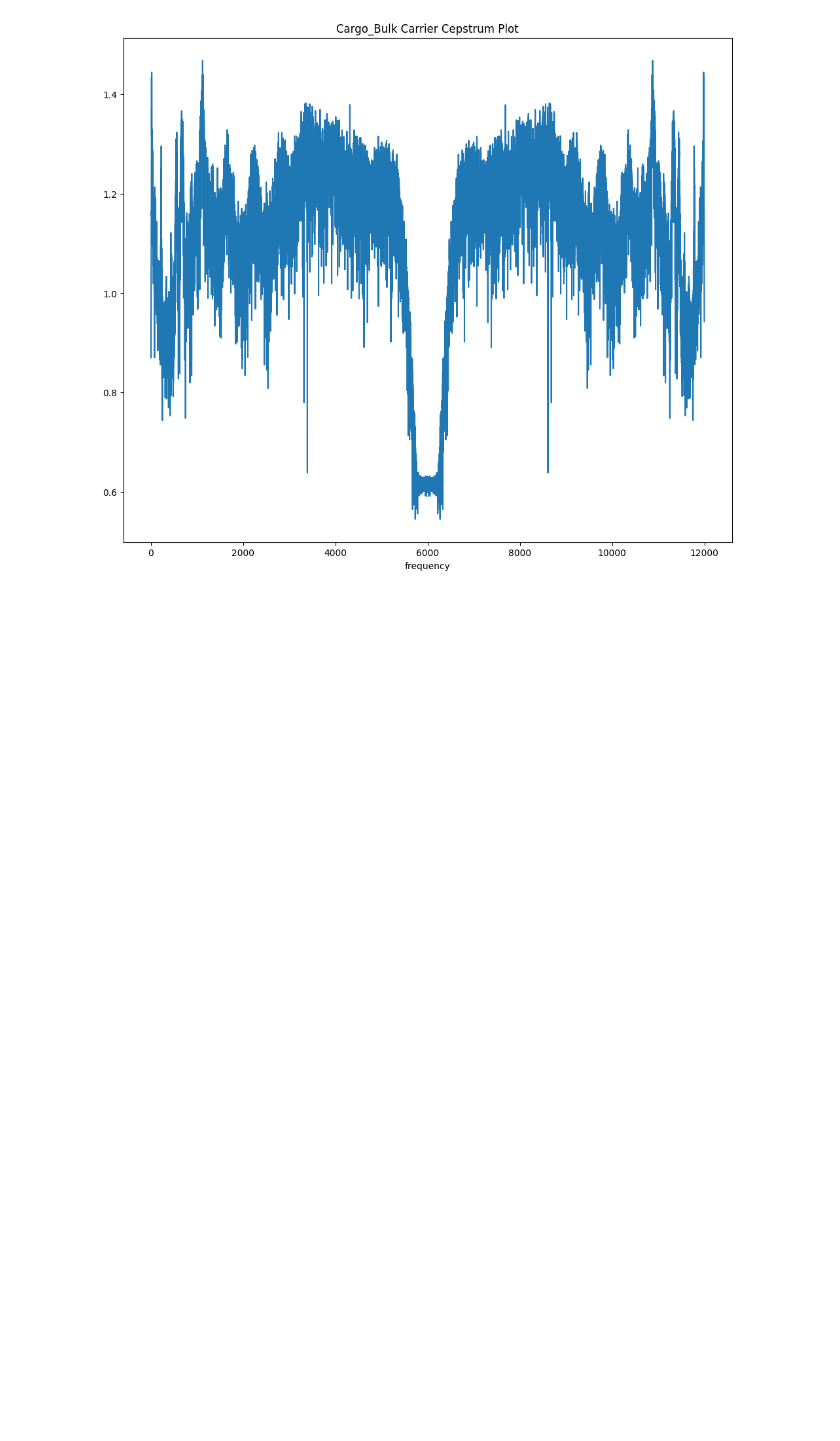
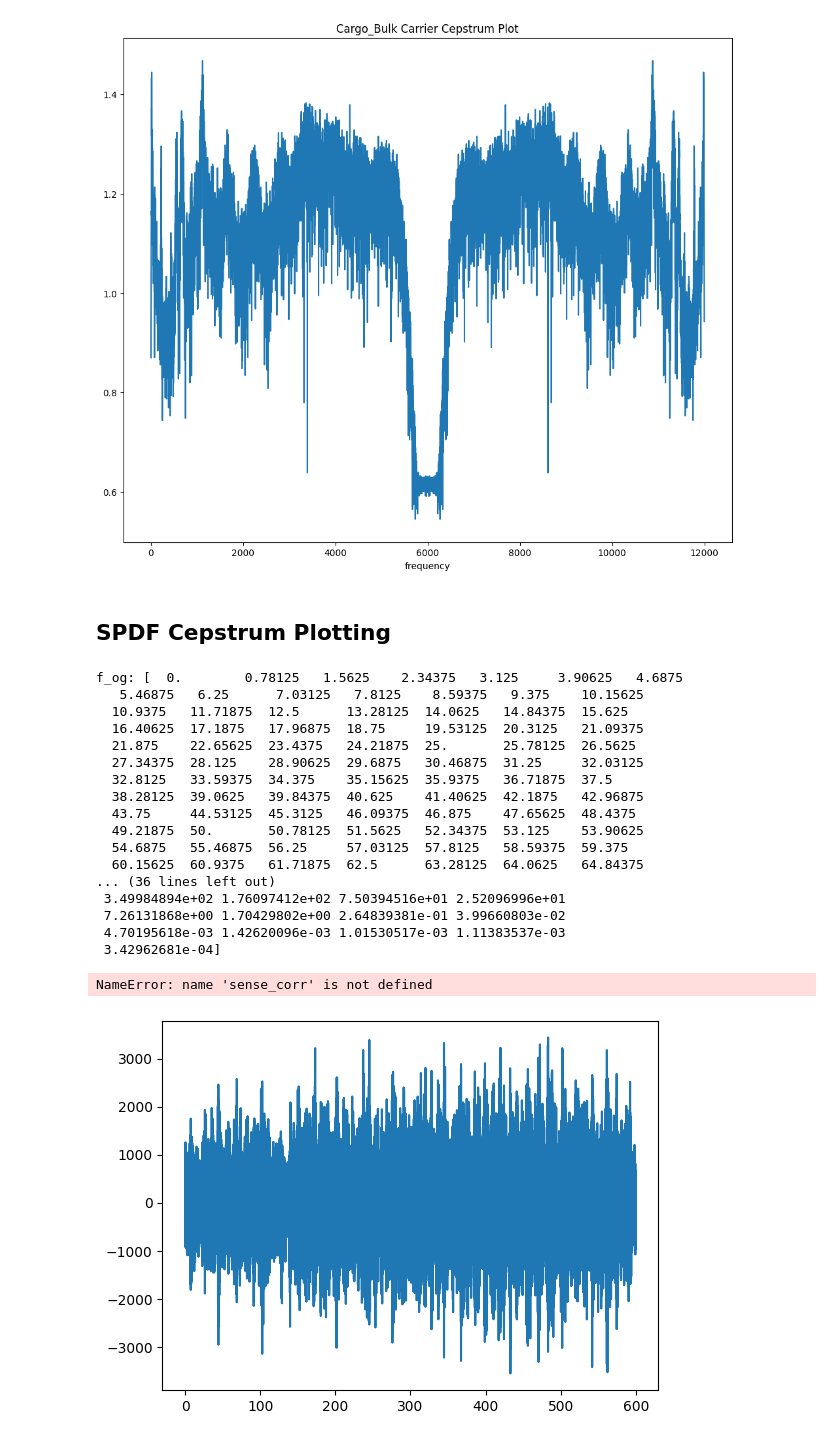
Before and after one commit to ainsleylaiuw/OcDa-Files, a Jupyter notebook: PSD_by_Type.ipynb, the cells around one changed output. Cells and saved outputs as stored; diff of their text form; code cells hidden in the pictures; blank space fills up the shorter version.

Commit message:
testing cepstrum, currently playing around w/ psd computations, need to incorporate cepstrum into it

```diff
--- a/PSD_by_Type.ipynb
+++ b/PSD_by_Type.ipynb
@@ -441,3 +418,54 @@ asdf = cepstrum_vesselType_instance(location='Axial_Base', csv_name='AB_isolated
 ('Tanker', 'Oil/Chemical Tanker')
 [figure]
 [figure]
+# %% [markdown]
+## SPDF Cepstrum Plotting
+# %%
+# just look at the psd/audio for now
+
+# this is for figuring out the behavior of a true PSD before moving onto cepstrum
+df = pd.read_csv('data/Axial_Base/AB_isolated_ais_10m_5_20.csv', sep=',')
+fs = 200 #sample rate
+inst_id = df['instance_id'].iloc[0]
+data_path = 'data/' + 'Axial_Base' + '/'
+wavfilepath = data_path + 'Audio/' + inst_id + '.wav'
+try:
+    output = wavfile.read(wavfilepath)
+    S = output[1]
+except FileNotFoundError:
+    pass
+sec = np.arange(0, len(S)/fs, 1/fs) # t in seconds
+L = 256
+nfft = L
+avg_method="median"
+overlap = 0.3
+f_og, Pxx_og = welch(S, fs=fs, nfft=nfft, nperseg=L, noverlap=int(L * overlap), average=avg_method)
+print(f'f_og: {f_og}')
+print(f'Pxx_og: {Pxx_og}')
+plt.plot(sec, S)
+len(10 * np.log10(Pxx_og * np.power(10, sense_corr / 10)))
+
+# present issues
+# - Pxx not scaled correctly
+# - No way to log/abs the fft within the welch process. Perhaps can do it after(https://en.wikipedia.org/wiki/Cepstrum#Types)?
+# but values don't seem like they'd be affected...
+# %% [output]
+f_og: [  0.        0.78125   1.5625    2.34375   3.125     3.90625   4.6875
+   5.46875   6.25      7.03125   7.8125    8.59375   9.375    10.15625
+  10.9375   11.71875  12.5      13.28125  14.0625   14.84375  15.625
+  16.40625  17.1875   17.96875  18.75     19.53125  20.3125   21.09375
+  21.875    22.65625  23.4375   24.21875  25.       25.78125  26.5625
+  27.34375  28.125    28.90625  29.6875   30.46875  31.25     32.03125
+  32.8125   33.59375  34.375    35.15625  35.9375   36.71875  37.5
+  38.28125  39.0625   39.84375  40.625    41.40625  42.1875   42.96875
+  43.75     44.53125  45.3125   46.09375  46.875    47.65625  48.4375
+  49.21875  50.       50.78125  51.5625   52.34375  53.125    53.90625
+  54.6875   55.46875  56.25     57.03125  57.8125   58.59375  59.375
+  60.15625  60.9375   61.71875  62.5      63.28125  64.0625   64.84375
+... (36 lines left out)
+ 3.49984894e+02 1.76097412e+02 7.50394516e+01 2.52096996e+01
+ 7.26131868e+00 1.70429802e+00 2.64839381e-01 3.99660803e-02
+ 4.70195618e-03 1.42620096e-03 1.01530517e-03 1.11383537e-03
+ 3.42962681e-04]
+NameError: name 'sense_corr' is not defined
+[figure, added]
```
Also changed, not shown: parts of 8 cells of this notebook, 1 other file.
